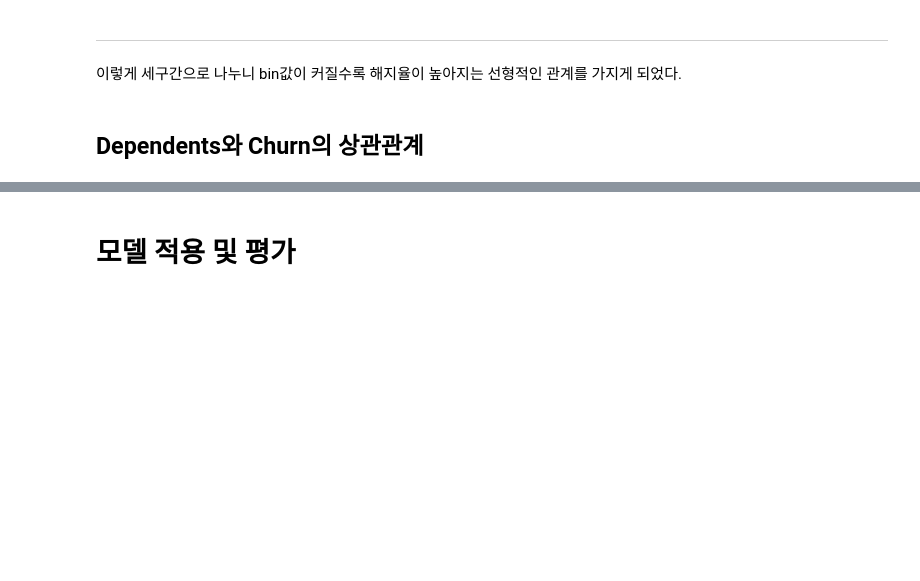
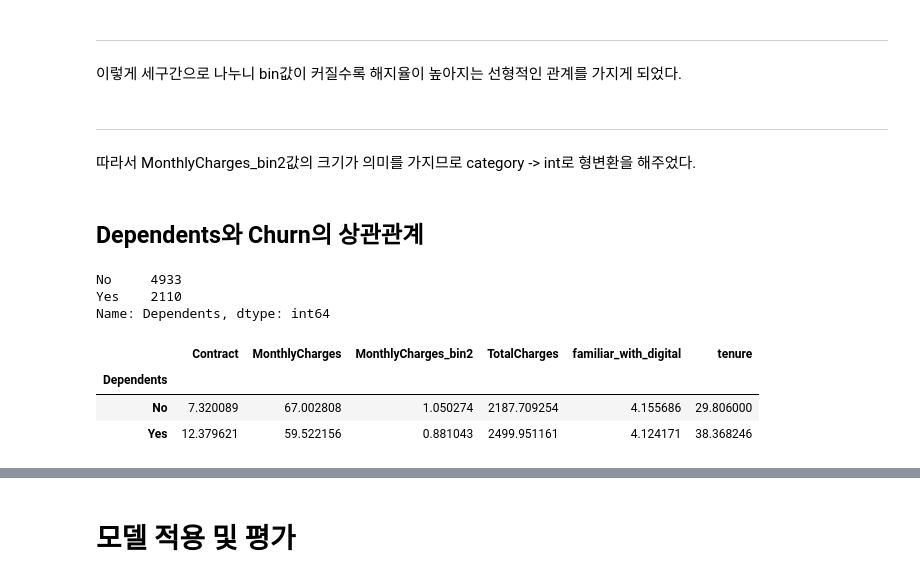
Before and after one commit to PingPingE/Kaggle-Telco_customer_churn, a Jupyter notebook: telco-customer-churn.ipynb, the cells around one changed output, grey strips where cells are left out. Drawn from its saved outputs; the diff is of its cells as text; code cells hidden in the pictures; blank space fills up the shorter version.

```diff
--- a/telco-customer-churn.ipynb
+++ b/telco-customer-churn.ipynb
@@ -953,2 +946,18 @@ plt.show()
+# %% [markdown]
+--------------------------------------------------------
+따라서 MonthlyCharges_bin2값의 크기가 의미를 가지므로 category -> int로 형변환을 해주었다.
 # %% [markdown]
 ## Dependents와 Churn의 상관관계
+# %%
+main_df.Dependents.value_counts()
+# %% [output]
+No     4933
+Yes    2110
+Name: Dependents, dtype: int64
+# %%
+pd.pivot_table(main_df, index=['Dependents'])
+# %% [output]
+|  | Contract | MonthlyCharges | MonthlyCharges_bin2 | TotalCharges | familiar_with_digital | tenure |
+| Dependents |  |  |  |  |  |  |
+| No | 7.320089 | 67.002808 | 1.050274 | 2187.709254 | 4.155686 | 29.806000 |
+| Yes | 12.379621 | 59.522156 | 0.881043 | 2499.951161 | 4.124171 | 38.368246 |
```
Also changed, not shown: parts of 12 cells of this notebook.
